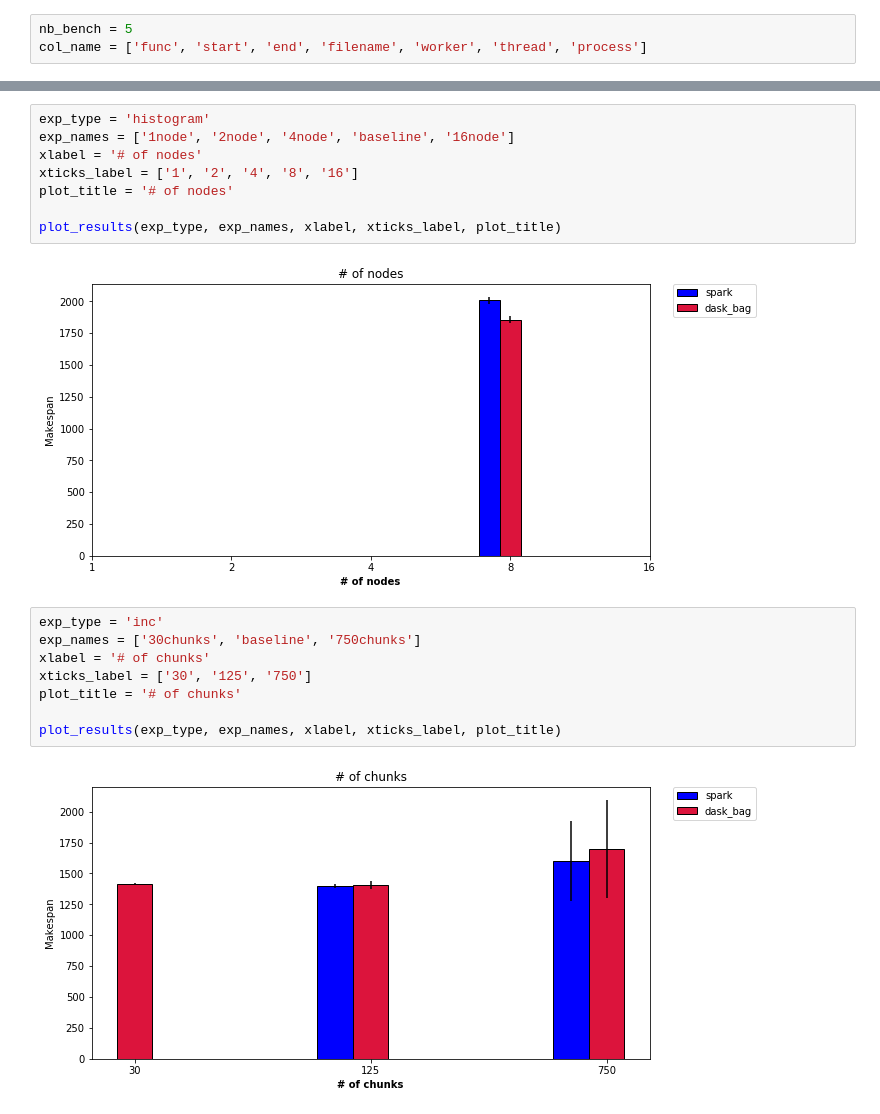
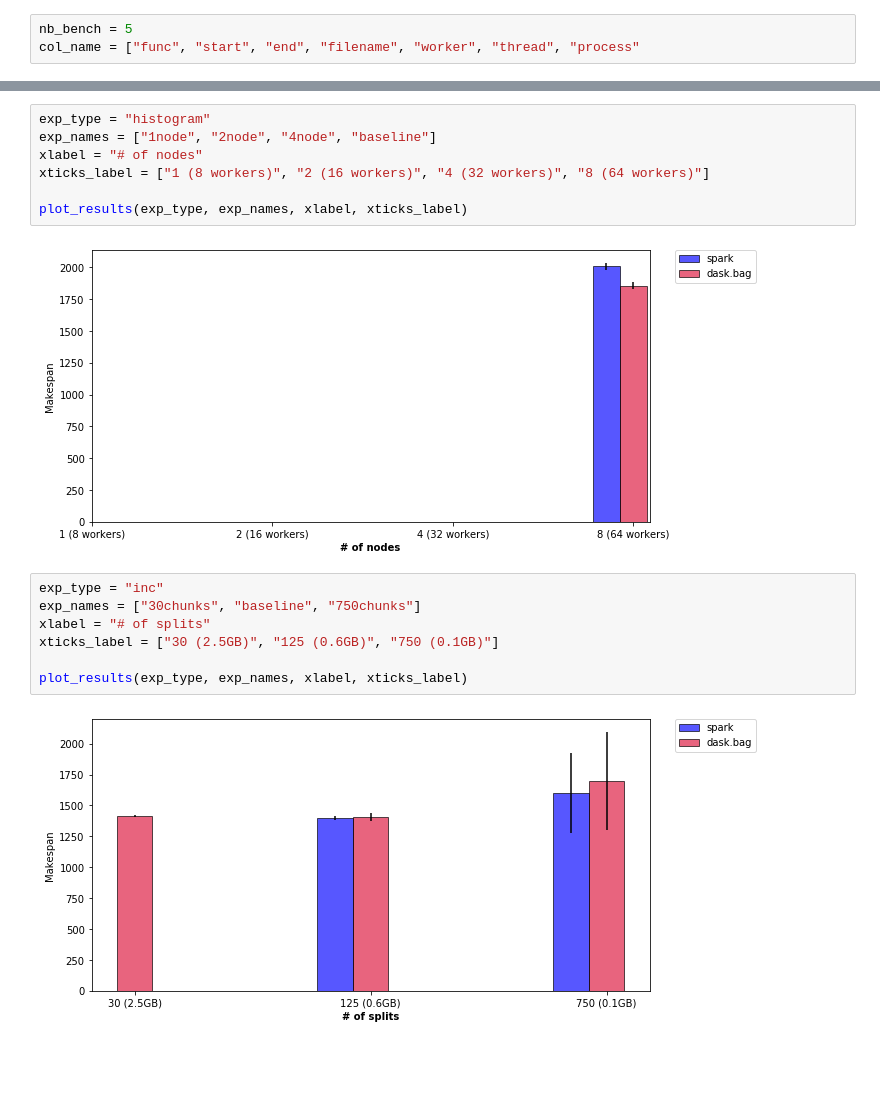
Before and after one commit to big-data-lab-team/paper-big-data-engines, a Jupyter notebook: results/plot-script/bar_plot-histogram.ipynb, the cells around one changed output, grey strips where cells are left out. Saved outputs shown, nothing was run; the diff lists cells and outputs as text; blank space fills up the shorter version.

Commit message:
Visual enhancement and balck formatting

```diff
--- a/results/plot-script/bar_plot-histogram.ipynb
+++ b/results/plot-script/bar_plot-histogram.ipynb
@@ -1,6 +1,6 @@
 # %%
 nb_bench = 5
-col_name = ['func', 'start', 'end', 'filename', 'worker', 'thread', 'process']
+col_name = ["func", "start", "end", "filename", "worker", "thread", "process"
 # %%
 from math import sqrt
 import os
@@ -51,21 +84,19 @@ def plot_results(exp_type, exp_names, xlabel, xticks_label, plot_title):
     plt.show()
 # %%
-exp_type = 'histogram'
-exp_names = ['1node', '2node', '4node', 'baseline', '16node']
-xlabel = '# of nodes'
-xticks_label = ['1', '2', '4', '8', '16']
-plot_title = '# of nodes'
+exp_type = "histogram"
+exp_names = ["1node", "2node", "4node", "baseline"]
+xlabel = "# of nodes"
+xticks_label = ["1 (8 workers)", "2 (16 workers)", "4 (32 workers)", "8 (64 workers)"]
 
-plot_results(exp_type, exp_names, xlabel, xticks_label, plot_title)
+plot_results(exp_type, exp_names, xlabel, xticks_label)
 # %% [output]
-[figure, old version]
+[figure, new version]
 # %%
-exp_type = 'inc'
-exp_names = ['30chunks', 'baseline', '750chunks']
-xlabel = '# of chunks'
-xticks_label = ['30', '125', '750']
-plot_title = '# of chunks'
+exp_type = "inc"
+exp_names = ["30chunks", "baseline", "750chunks"]
+xlabel = "# of splits"
+xticks_label = ["30 (2.5GB)", "125 (0.6GB)", "750 (0.1GB)"]
 
-plot_results(exp_type, exp_names, xlabel, xticks_label, plot_title)
+plot_results(exp_type, exp_names, xlabel, xticks_label)
 # %% [output]
-[figure, old version]
+[figure, new version]
```
Also changed, not shown: parts of 1 cell of this notebook, 3 other files.
